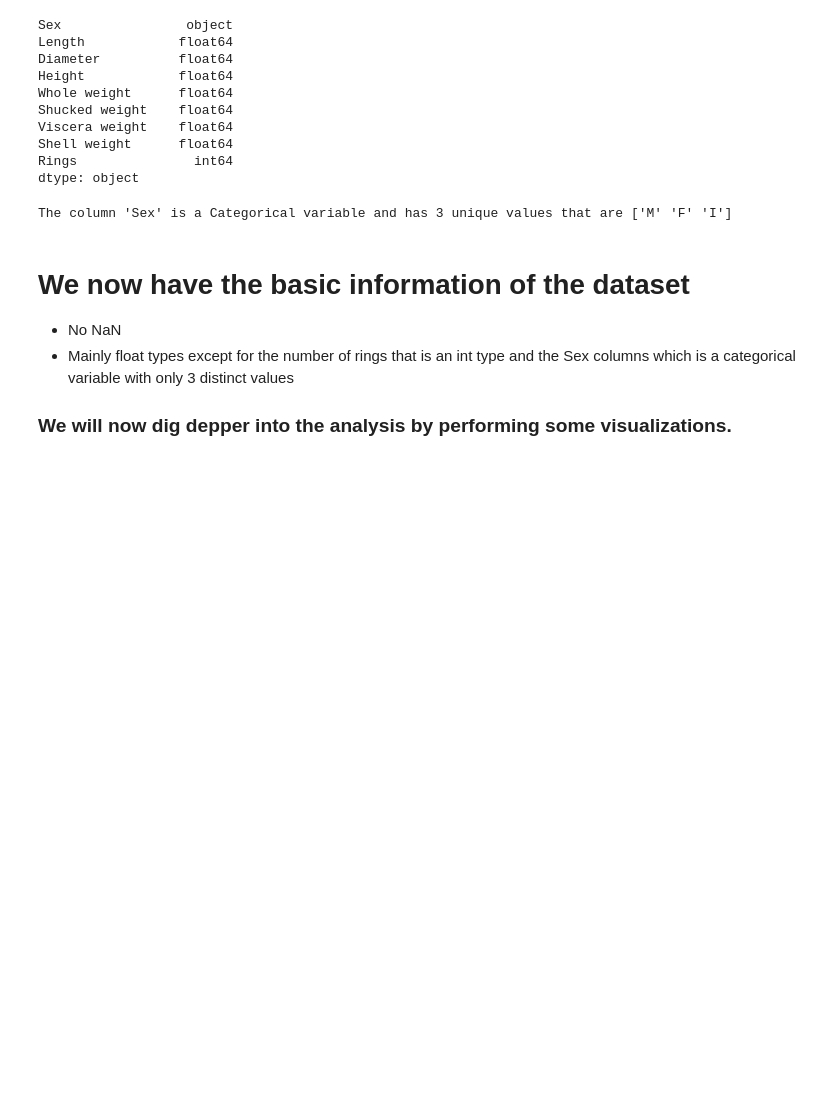
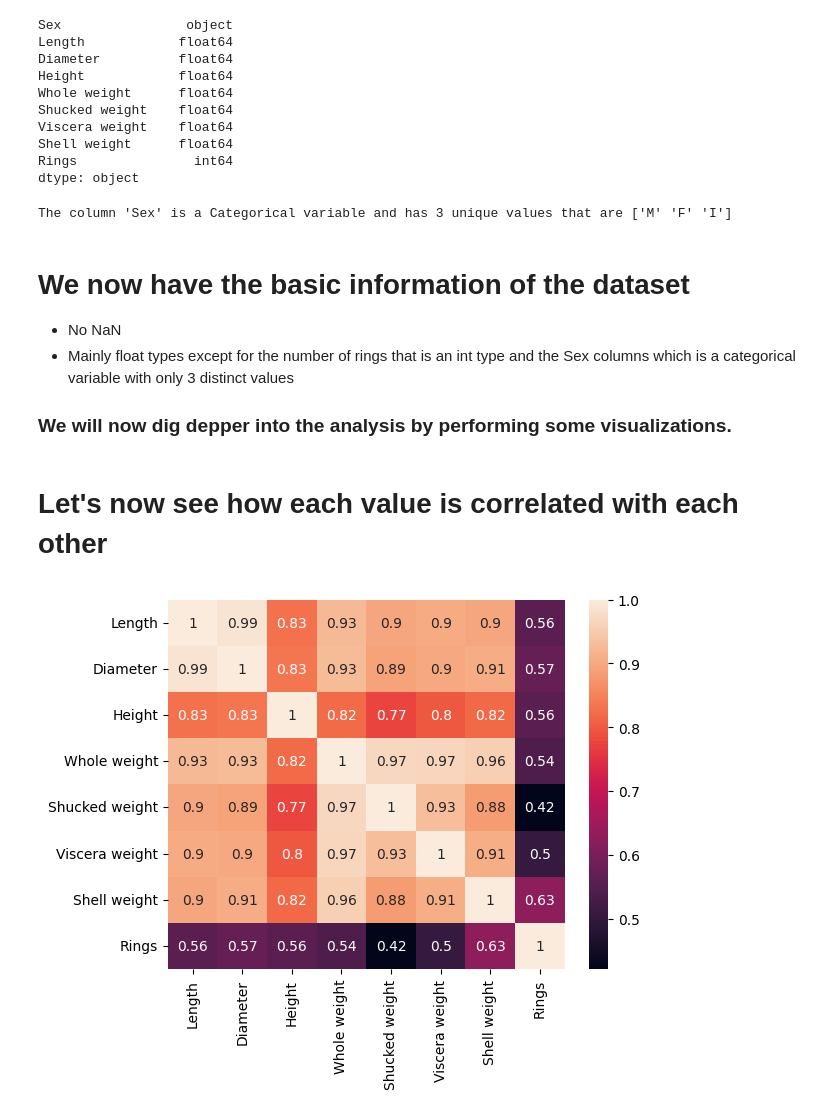
Before and after one commit to AgoCem/Abalone_Age_Prediction, a Jupyter notebook: research/01_Exploratory_Data_Analysis.ipynb, the cells around one changed output. Cells and saved outputs as stored; diff of their text form; code cells hidden in the pictures; blank space fills up the shorter version.

Commit message:
Preparation of the data ingestion and manipulation

```diff
--- a/research/01_Exploratory_Data_Analysis.ipynb
+++ b/research/01_Exploratory_Data_Analysis.ipynb
@@ -70,9 +72,24 @@ dtype: object
 print(f"The column 'Sex' is a Categorical variable and has {df.Sex.nunique()} unique values that are {df.Sex.unique()}")
 # %% [output]
 The column 'Sex' is a Categorical variable and has 3 unique values that are ['M' 'F' 'I']
+# %%
+# Let's now split the categorical and numerical data
+numerical_columns = df.columns[df.dtypes != 'object']
+categorical_columns = df.columns[df.dtypes == 'object']
+
+# Another possibility is the following one
+numerical_cols = df.select_dtypes(include='number').columns
+categorical_cols = df.select_dtypes(include='object').columns
 # %% [markdown]
 # We now have the basic information of the dataset
  - No NaN
  - Mainly float types except for the number of rings that is an int type and the Sex columns which is a categorical variable with only 3 distinct values
 
 ### We will now dig depper into the analysis by performing some visualizations.
+# %% [markdown]
+# Let's now see how each value is correlated with each other
+# %%
+sns.heatmap(df[numerical_columns].corr(),annot = True)
+plt.show()
+# %% [output]
+[figure, added]
```
Also changed, not shown: parts of 14 cells of this notebook, 8 other files.
